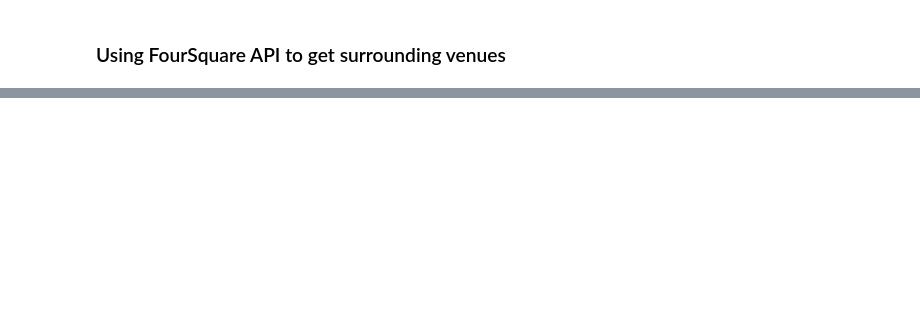
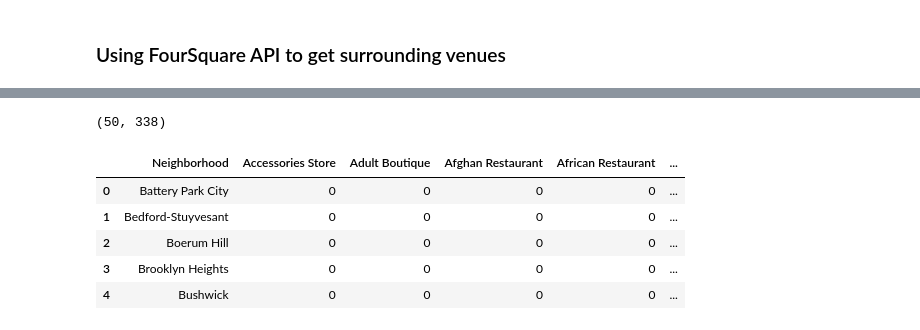
Before and after one commit to kwemkelechi/Capstone_project, a Jupyter notebook: Battle of neighborhood analysis.ipynb, the cells around one changed output, grey strips where cells are left out. Saved outputs shown, nothing was run; the diff lists cells and outputs as text; code cells hidden in the pictures; blank space fills up the shorter version.

```diff
--- a/Battle of neighborhood analysis.ipynb
+++ b/Battle of neighborhood analysis.ipynb
@@ -181,0 +378,19 @@ for lat, long, neighborhood in zip(lagos_df['Latitude'], lagos_df['Longitude'],
+# %%
+# get the standardized neighborhoods' average prices
+scaler = StandardScaler()
+standardized_price = scaler.fit_transform(nyc_neighborhood_price_df[['AvgPrice']])
+
+# add the normalized price to the dataframe
+neighborhood_venues_withprice_df = pd.DataFrame(venue_count_df)
+neighborhood_venues_withprice_df['StandardizedAvgPrice'] = standardized_price
+
+print(neighborhood_venues_withprice_df.shape)
+neighborhood_venues_withprice_df.head()
+# %% [output]
+(50, 338)
+|  | Neighborhood | Accessories Store | Adult Boutique | Afghan Restaurant | African Restaurant | ... |
+| 0 | Battery Park City | 0 | 0 | 0 | 0 | ... |
+| 1 | Bedford-Stuyvesant | 0 | 0 | 0 | 0 | ... |
+| 2 | Boerum Hill | 0 | 0 | 0 | 0 | ... |
+| 3 | Brooklyn Heights | 0 | 0 | 0 | 0 | ... |
+| 4 | Bushwick | 0 | 0 | 0 | 0 | ... |
```
Also changed, not shown: parts of 25 cells of this notebook.
